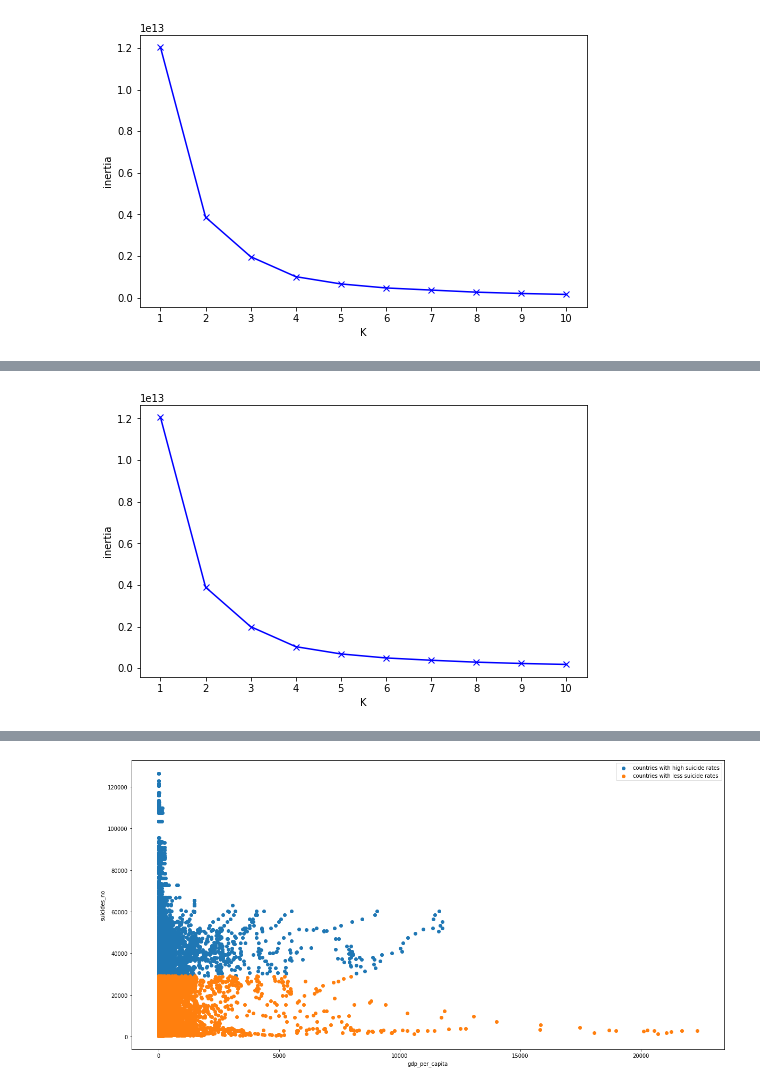
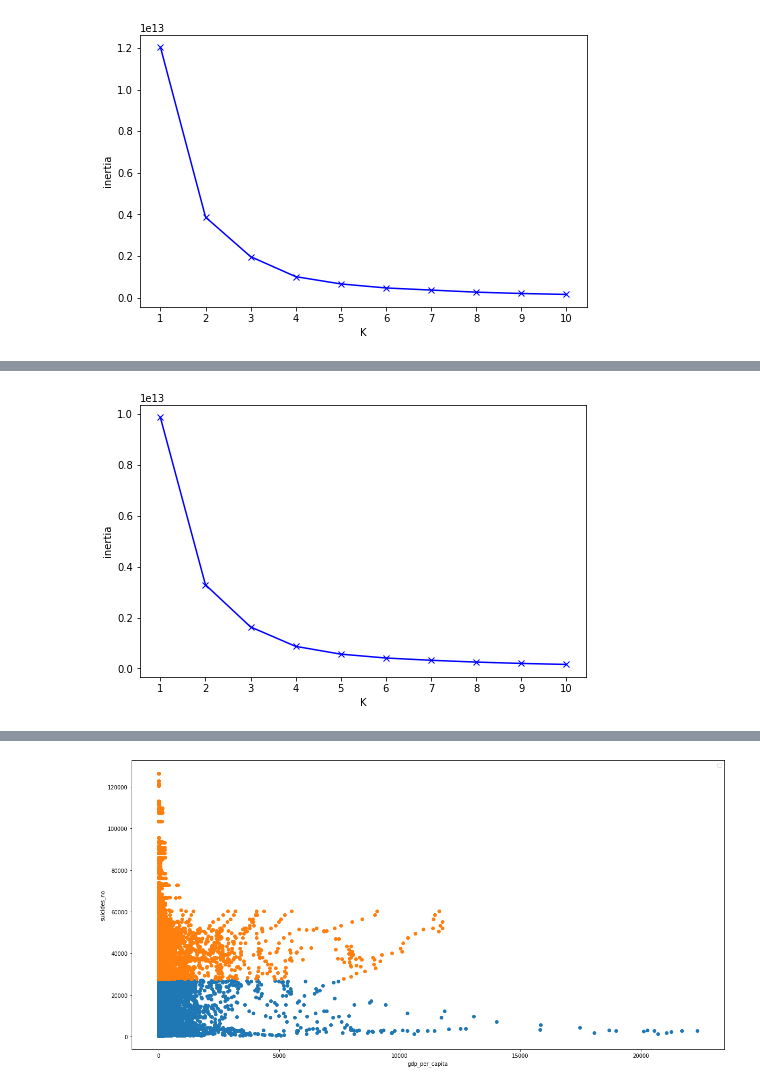
Before and after one commit to marcocolognesi/programming_class_final_project, a Jupyter notebook: final_project.ipynb, the cells around one changed output, grey strips where cells are left out. Cells and saved outputs as stored; diff of their text form; code cells hidden in the pictures.

```diff
--- a/final_project.ipynb
+++ b/final_project.ipynb
@@ -1353,8 +1356,8 @@ plt.show()
 km = KMeans(n_clusters=3, random_state=42)
 y_pred = km.fit_predict(x)
 # %%
-plt.figure(figsize=(20,10))
-labels = ['rich countries', 'ordinary countries', 'poor countries']
+plt.figure(figsize=(8,6))
+labels = ['High GDP', 'Low GDP', 'Ordinary GDP']
 for i in range(3):
     plt.scatter(x.loc[y_pred==i, 'year'], x.loc[y_pred==i, 'gdp_per_capita'], label=labels[i])
 plt.xlabel('year')
@@ -1377,7 +1380,7 @@ plt.show()
 from sklearn.cluster import KMeans
 
 square_distances = []
-x = suicide_df[['suicides_no', 'gdp_per_capita']]
+x = suicide_df_until_2016[['suicides_no', 'gdp_per_capita']]
 for i in range(1,11):
     km = KMeans(n_clusters=i, random_state=42)
     km.fit(x)
@@ -1390,15 +1393,15 @@ plt.ylabel('inertia')
 plt.xticks(list(range(1,11)))
 plt.show()
 # %% [output]
-[figure, old version]
+[figure, new version]
 # %%
 km = KMeans(n_clusters=2, random_state=42)
 y_pred = km.fit_predict(x)
 # %%
 plt.figure(figsize=(20,10))
-labels = ['countries with high suicide rates', 'countries with less suicide rates']
+#labels = ['countries with high suicide rates', 'countries with less suicide rates']
 for i in range(2):
-    plt.scatter(x.loc[y_pred==i, 'suicides_no'], x.loc[y_pred==i, 'gdp_per_capita'], label=labels[i])
+    plt.scatter(x.loc[y_pred==i, 'suicides_no'], x.loc[y_pred==i, 'gdp_per_capita']) #label=labels[i]
 plt.ylabel('suicides_no')
 plt.xlabel('gdp_per_capita')
 plt.legend()
@@ -1407 +1411 @@ plt.show()
-[figure, old version]
+[figure, new version]
```
Also changed, not shown: parts of 10 cells of this notebook.
